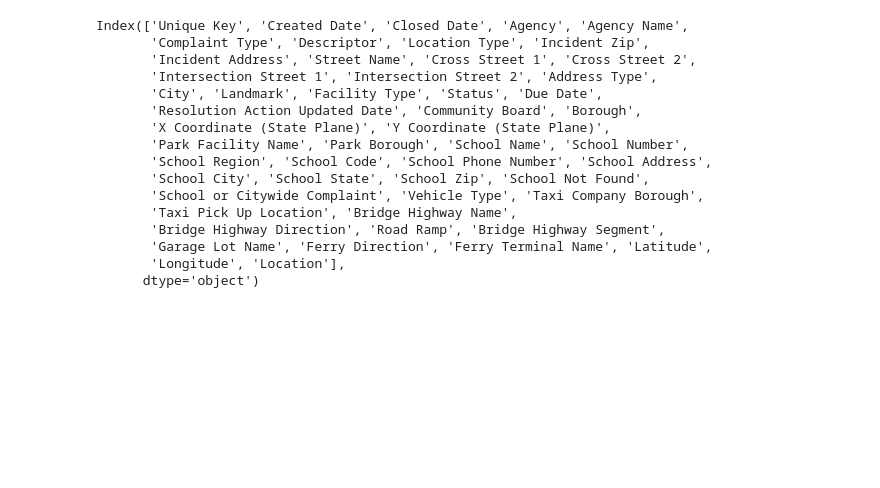
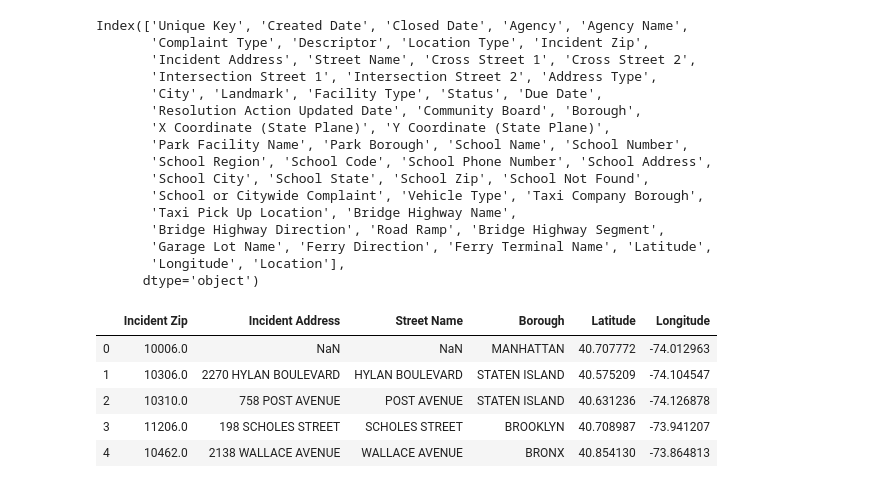
Before and after one commit to H-Hernandez/ETL-Project, a Jupyter notebook: NYC Rat Sightings Data.ipynb, the cells around one changed output. Cells and saved outputs as stored; diff of their text form; code cells hidden in the pictures; blank space fills up the shorter version.

```diff
--- a/NYC Rat Sightings Data.ipynb
+++ b/NYC Rat Sightings Data.ipynb
@@ -132,0 +135,9 @@ Index(['Unique Key', 'Created Date', 'Closed Date', 'Agency', 'Agency Name',
+# %%
+cleaned_df.head()
+# %% [output]
+|  | Incident Zip | Incident Address | Street Name | Borough | Latitude | Longitude |
+| 0 | 10006.0 | NaN | NaN | MANHATTAN | 40.707772 | -74.012963 |
+| 1 | 10306.0 | 2270 HYLAN BOULEVARD | HYLAN BOULEVARD | STATEN ISLAND | 40.575209 | -74.104547 |
+| 2 | 10310.0 | 758 POST AVENUE | POST AVENUE | STATEN ISLAND | 40.631236 | -74.126878 |
+| 3 | 11206.0 | 198 SCHOLES STREET | SCHOLES STREET | BROOKLYN | 40.708987 | -73.941207 |
+| 4 | 10462.0 | 2138 WALLACE AVENUE | WALLACE AVENUE | BRONX | 40.854130 | -73.864813 |
```
Also changed, not shown: parts of 8 cells of this notebook.
